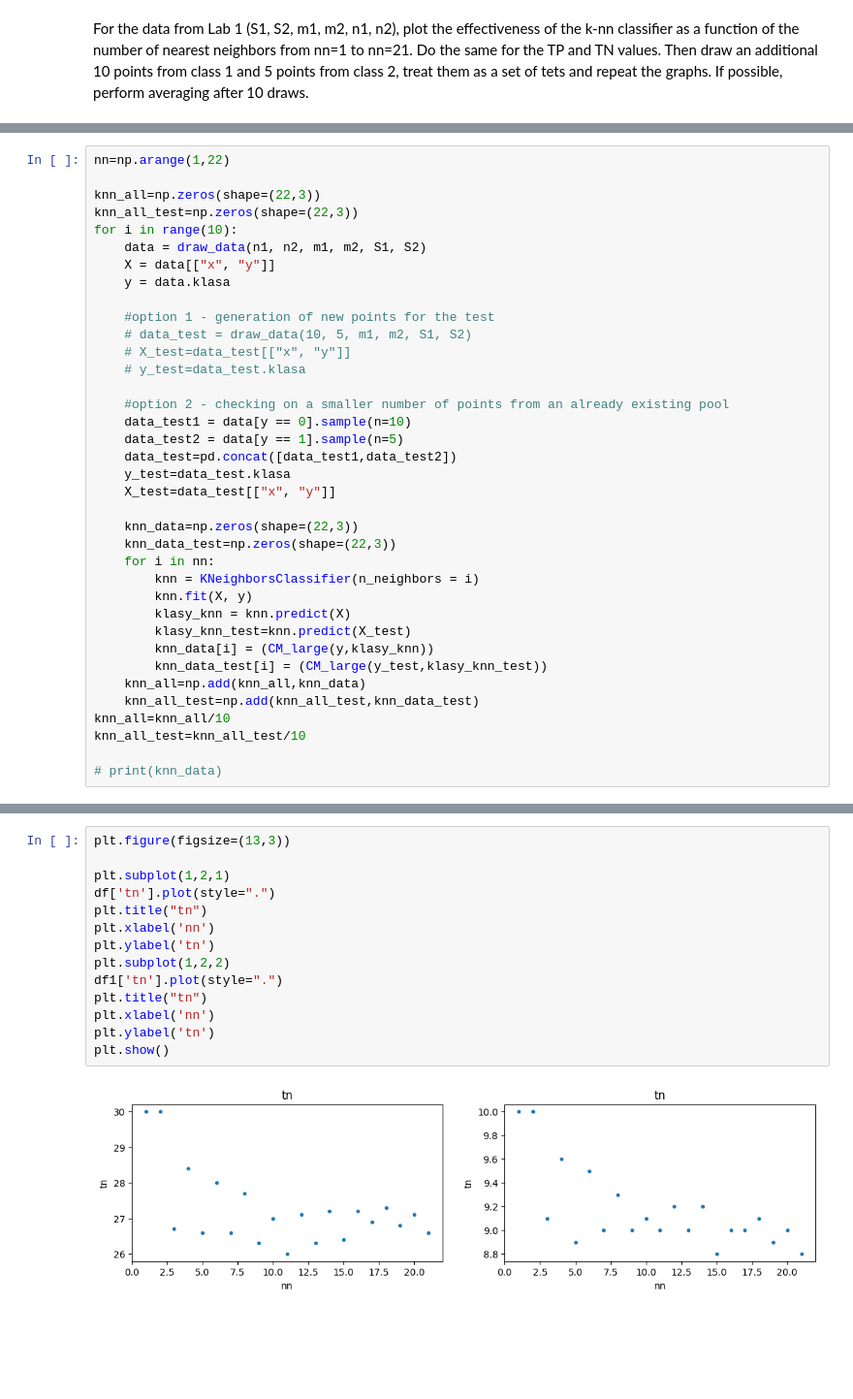
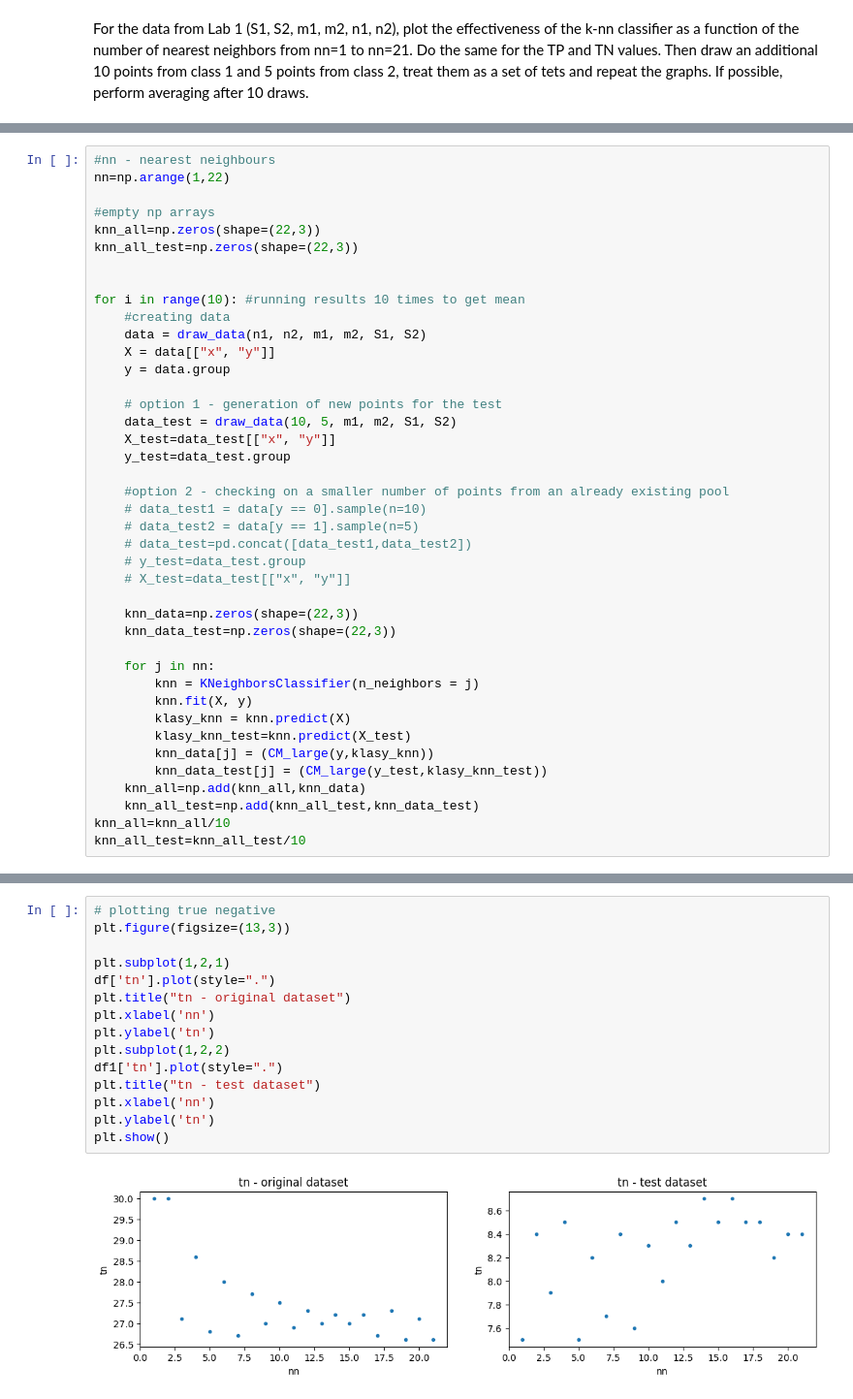
Before and after one commit to PaulaRudzka/Machine_Learning, a Jupyter notebook: Lab_3_Knn.ipynb, the cells around one changed output, grey strips where cells are left out. Shown at 97% size. Saved outputs shown, nothing was run; the diff lists cells and outputs as text; blank space fills up the shorter version.

```diff
--- a/Lab_3_Knn.ipynb
+++ b/Lab_3_Knn.ipynb
@@ -40,37 +81,41 @@ def CM_large(x, y):
 # %%
+#nn - nearest neighbours
 nn=np.arange(1,22)
 
+#empty np arrays
 knn_all=np.zeros(shape=(22,3))
 knn_all_test=np.zeros(shape=(22,3))
-for i in range(10):
+
+
+for i in range(10): #running results 10 times to get mean
+    #creating data
     data = draw_data(n1, n2, m1, m2, S1, S2)
     X = data[["x", "y"]]
-    y = data.klasa
+    y = data.group
 
-    #option 1 - generation of new points for the test
-    # data_test = draw_data(10, 5, m1, m2, S1, S2)
-    # X_test=data_test[["x", "y"]]
-    # y_test=data_test.klasa
+    # option 1 - generation of new points for the test
+    data_test = draw_data(10, 5, m1, m2, S1, S2)
+    X_test=data_test[["x", "y"]]
+    y_test=data_test.group
 
     #option 2 - checking on a smaller number of points from an already existing pool
-    data_test1 = data[y == 0].sample(n=10)
-    data_test2 = data[y == 1].sample(n=5)
-    data_test=pd.concat([data_test1,data_test2])
-    y_test=data_test.klasa
-    X_test=data_test[["x", "y"]]
+    # data_test1 = data[y == 0].sample(n=10)
+    # data_test2 = data[y == 1].sample(n=5)
+    # data_test=pd.concat([data_test1,data_test2])
+    # y_test=data_test.group
+    # X_test=data_test[["x", "y"]]
 
     knn_data=np.zeros(shape=(22,3))
     knn_data_test=np.zeros(shape=(22,3))
-    for i in nn:
-        knn = KNeighborsClassifier(n_neighbors = i)
+
+    for j in nn:
+        knn = KNeighborsClassifier(n_neighbors = j)
         knn.fit(X, y)
         klasy_knn = knn.predict(X)
         klasy_knn_test=knn.predict(X_test)
-        knn_data[i] = (CM_large(y,klasy_knn))
-        knn_data_test[i] = (CM_large(y_test,klasy_knn_test))
+        knn_data[j] = (CM_large(y,klasy_knn))
+        knn_data_test[j] = (CM_large(y_test,klasy_knn_test))
     knn_all=np.add(knn_all,knn_data)
     knn_all_test=np.add(knn_all_test,knn_data_test)
 knn_all=knn_all/10
 knn_all_test=knn_all_test/10
-
-# print(knn_data)
@@ -119,17 +150,18 @@ plt.show()
 # %%
+# plotting true negative
 plt.figure(figsize=(13,3))
 
 plt.subplot(1,2,1)
 df['tn'].plot(style=".")
-plt.title("tn")
+plt.title("tn - original dataset")
 plt.xlabel('nn')
 plt.ylabel('tn')
 plt.subplot(1,2,2)
 df1['tn'].plot(style=".")
-plt.title("tn")
+plt.title("tn - test dataset")
 plt.xlabel('nn')
 plt.ylabel('tn')
 plt.show()
 # %% [output]
-[figure, old version]
+[figure, new version]
 # %%
```
Also changed, not shown: parts of 10 cells of this notebook, 2 other files.
